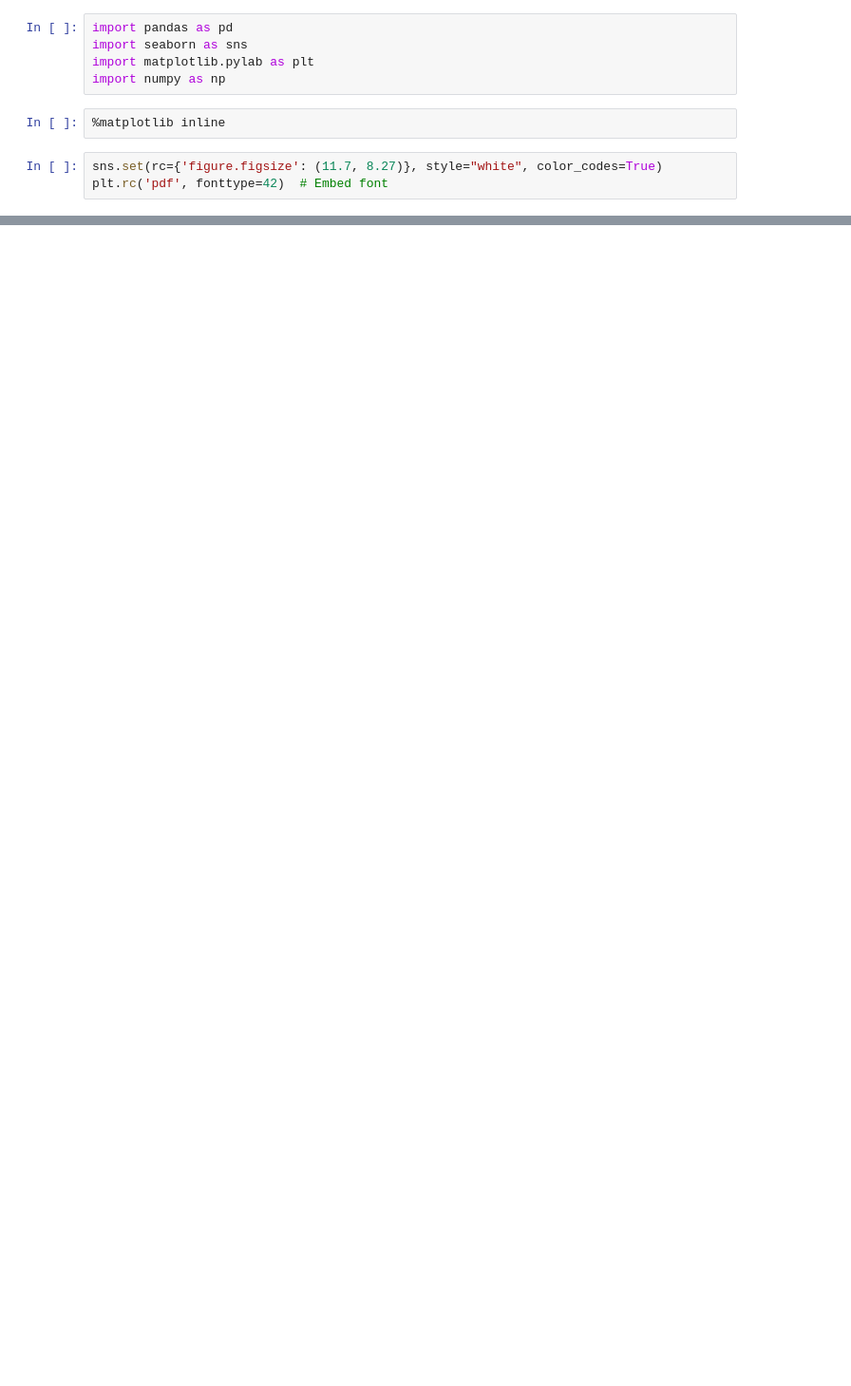
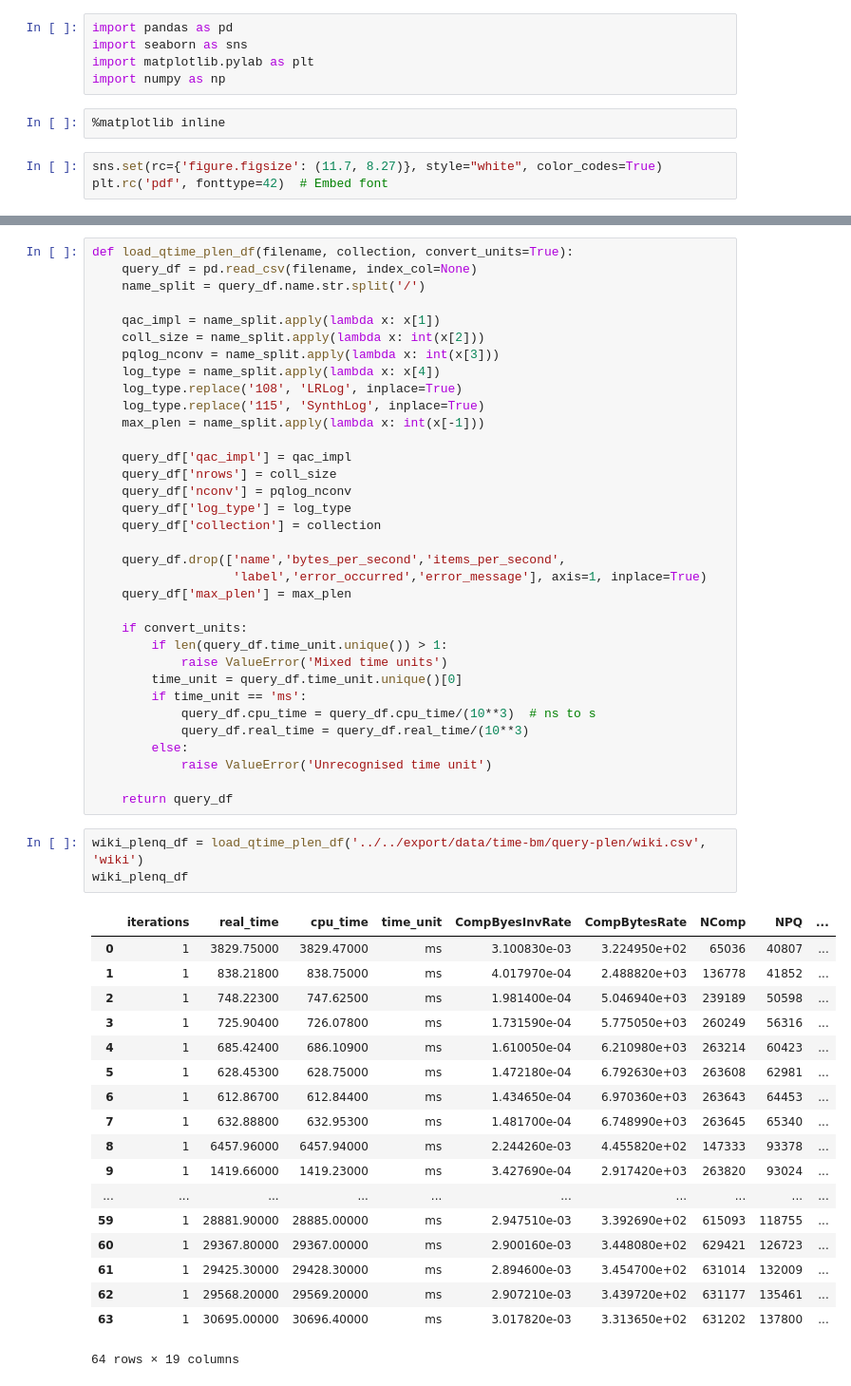
Before and after one commit to unnikrishnanta/qac-eval, a Jupyter notebook: Python/Notebooks/QueryTimes.ipynb, the cells around one changed output, grey strips where cells are left out. Shown: that part at 95% size. Cells and saved outputs as stored; diff of their text form; blank space fills up the shorter version.

```diff
--- a/Python/Notebooks/QueryTimes.ipynb
+++ b/Python/Notebooks/QueryTimes.ipynb
@@ -82,0 +147,56 @@ wiki_csize_df.time_unit.unique()[0]
+# %%
+def load_qtime_plen_df(filename, collection, convert_units=True):
+    query_df = pd.read_csv(filename, index_col=None)
+    name_split = query_df.name.str.split('/')
+
+    qac_impl = name_split.apply(lambda x: x[1])
+    coll_size = name_split.apply(lambda x: int(x[2]))
+    pqlog_nconv = name_split.apply(lambda x: int(x[3]))
+    log_type = name_split.apply(lambda x: x[4])
+    log_type.replace('108', 'LRLog', inplace=True)
+    log_type.replace('115', 'SynthLog', inplace=True)
+    max_plen = name_split.apply(lambda x: int(x[-1]))
+
+    query_df['qac_impl'] = qac_impl
+    query_df['nrows'] = coll_size
+    query_df['nconv'] = pqlog_nconv
+    query_df['log_type'] = log_type
+    query_df['collection'] = collection
+
+    query_df.drop(['name','bytes_per_second','items_per_second',
+                   'label','error_occurred','error_message'], axis=1, inplace=True)
+    query_df['max_plen'] = max_plen
+
+    if convert_units:
+        if len(query_df.time_unit.unique()) > 1:
+            raise ValueError('Mixed time units')
+        time_unit = query_df.time_unit.unique()[0]
+        if time_unit == 'ms':
+            query_df.cpu_time = query_df.cpu_time/(10**3)  # ns to s
+            query_df.real_time = query_df.real_time/(10**3)
+        else:
+            raise ValueError('Unrecognised time unit')
+
+    return query_df
+# %%
+wiki_plenq_df = load_qtime_plen_df('../../export/data/time-bm/query-plen/wiki.csv', 'wiki')
+wiki_plenq_df
+# %% [output]
+|  | iterations | real_time | cpu_time | time_unit | CompByesInvRate | CompBytesRate | NComp | NPQ | ... |
+| 0 | 1 | 3829.75000 | 3829.47000 | ms | 3.100830e-03 | 3.224950e+02 | 65036 | 40807 | ... |
+| 1 | 1 | 838.21800 | 838.75000 | ms | 4.017970e-04 | 2.488820e+03 | 136778 | 41852 | ... |
+| 2 | 1 | 748.22300 | 747.62500 | ms | 1.981400e-04 | 5.046940e+03 | 239189 | 50598 | ... |
+| 3 | 1 | 725.90400 | 726.07800 | ms | 1.731590e-04 | 5.775050e+03 | 260249 | 56316 | ... |
+| 4 | 1 | 685.42400 | 686.10900 | ms | 1.610050e-04 | 6.210980e+03 | 263214 | 60423 | ... |
+| 5 | 1 | 628.45300 | 628.75000 | ms | 1.472180e-04 | 6.792630e+03 | 263608 | 62981 | ... |
+| 6 | 1 | 612.86700 | 612.84400 | ms | 1.434650e-04 | 6.970360e+03 | 263643 | 64453 | ... |
+| 7 | 1 | 632.88800 | 632.95300 | ms | 1.481700e-04 | 6.748990e+03 | 263645 | 65340 | ... |
+| 8 | 1 | 6457.96000 | 6457.94000 | ms | 2.244260e-03 | 4.455820e+02 | 147333 | 93378 | ... |
+| 9 | 1 | 1419.66000 | 1419.23000 | ms | 3.427690e-04 | 2.917420e+03 | 263820 | 93024 | ... |
+| ... | ... | ... | ... | ... | ... | ... | ... | ... | ... |
+| 59 | 1 | 28881.90000 | 28885.00000 | ms | 2.947510e-03 | 3.392690e+02 | 615093 | 118755 | ... |
+| 60 | 1 | 29367.80000 | 29367.00000 | ms | 2.900160e-03 | 3.448080e+02 | 629421 | 126723 | ... |
+| 61 | 1 | 29425.30000 | 29428.30000 | ms | 2.894600e-03 | 3.454700e+02 | 631014 | 132009 | ... |
+| 62 | 1 | 29568.20000 | 29569.20000 | ms | 2.907210e-03 | 3.439720e+02 | 631177 | 135461 | ... |
+| 63 | 1 | 30695.00000 | 30696.40000 | ms | 3.017820e-03 | 3.313650e+02 | 631202 | 137800 | ... |
+64 rows × 19 columns
```
Also changed, not shown: parts of 39 cells of this notebook, 11 other files.
